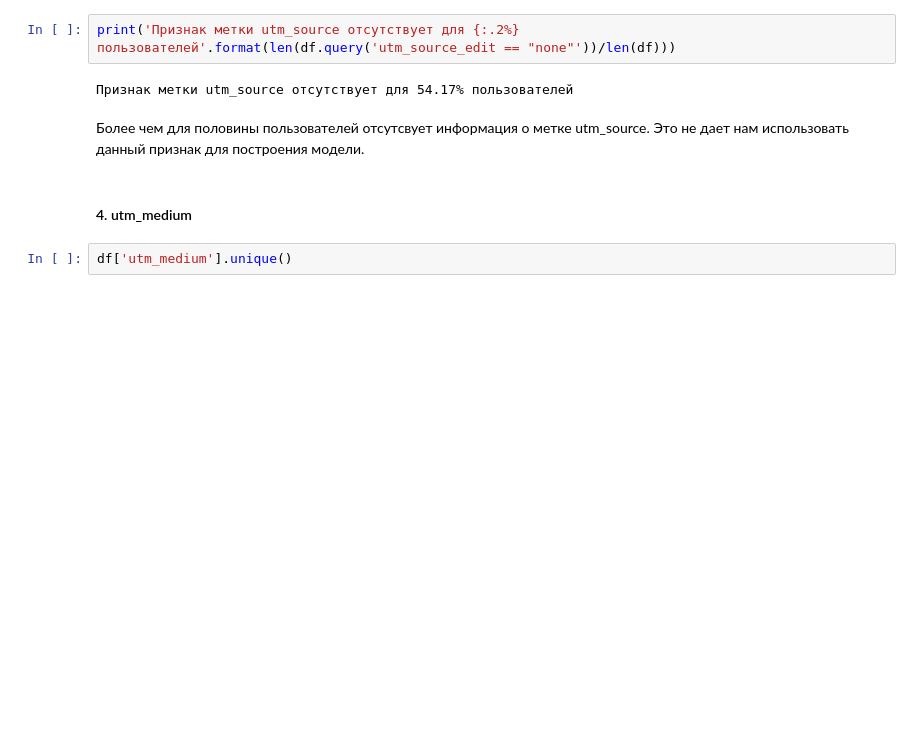
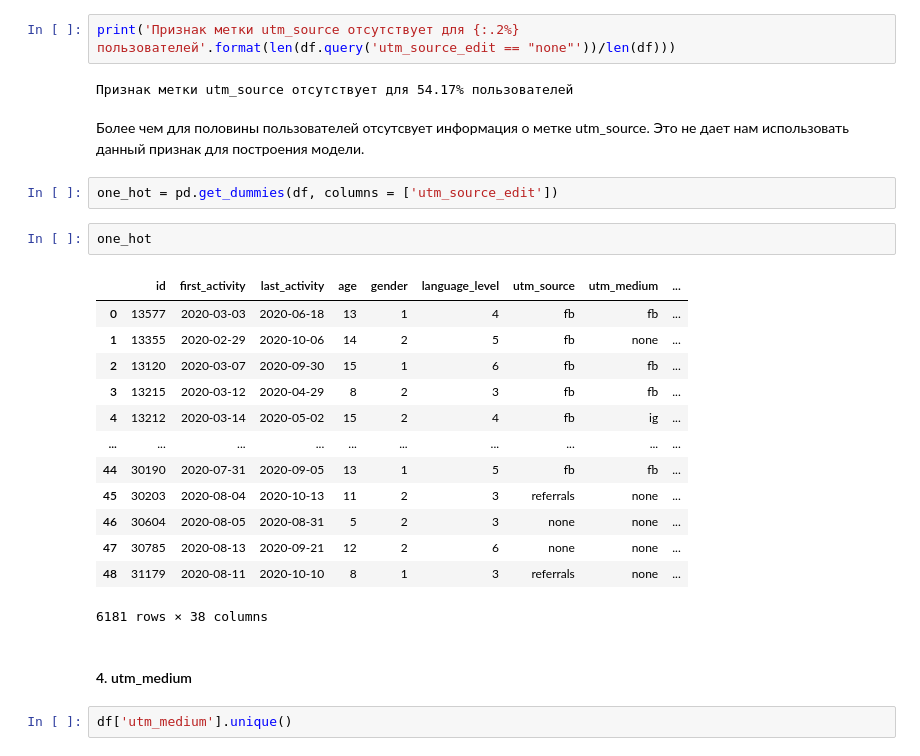
Before and after one commit to pine-n-apple/justkids, a Jupyter notebook: JustKids model.ipynb, the cells around one changed output. Drawn from its saved outputs; the diff is of its cells as text; blank space fills up the shorter version.

```diff
--- a/JustKids model.ipynb
+++ b/JustKids model.ipynb
@@ -384,6 +385,24 @@ print('Признак метки utm_source отсутствует для {:.2%}
 Признак метки utm_source отсутствует для 54.17% пользователей
 # %% [markdown]
 Более чем для половины пользователей отсутсвует информация о метке utm_source. Это не дает нам использовать данный признак для построения модели.
+# %%
+one_hot = pd.get_dummies(df, columns = ['utm_source_edit'])
+# %%
+one_hot
+# %% [output]
+|  | id | first_activity | last_activity | age | gender | language_level | utm_source | utm_medium | ... |
+| 0 | 13577 | 2020-03-03 | 2020-06-18 | 13 | 1 | 4 | fb | fb | ... |
+| 1 | 13355 | 2020-02-29 | 2020-10-06 | 14 | 2 | 5 | fb | none | ... |
+| 2 | 13120 | 2020-03-07 | 2020-09-30 | 15 | 1 | 6 | fb | fb | ... |
+| 3 | 13215 | 2020-03-12 | 2020-04-29 | 8 | 2 | 3 | fb | fb | ... |
+| 4 | 13212 | 2020-03-14 | 2020-05-02 | 15 | 2 | 4 | fb | ig | ... |
+| ... | ... | ... | ... | ... | ... | ... | ... | ... | ... |
+| 44 | 30190 | 2020-07-31 | 2020-09-05 | 13 | 1 | 5 | fb | fb | ... |
+| 45 | 30203 | 2020-08-04 | 2020-10-13 | 11 | 2 | 3 | referrals | none | ... |
+| 46 | 30604 | 2020-08-05 | 2020-08-31 | 5 | 2 | 3 | none | none | ... |
+| 47 | 30785 | 2020-08-13 | 2020-09-21 | 12 | 2 | 6 | none | none | ... |
+| 48 | 31179 | 2020-08-11 | 2020-10-10 | 8 | 1 | 3 | referrals | none | ... |
+6181 rows × 38 columns
 # %% [markdown]
 #### 4. utm_medium
 # %%
```
Also changed, not shown: parts of 27 cells of this notebook.
